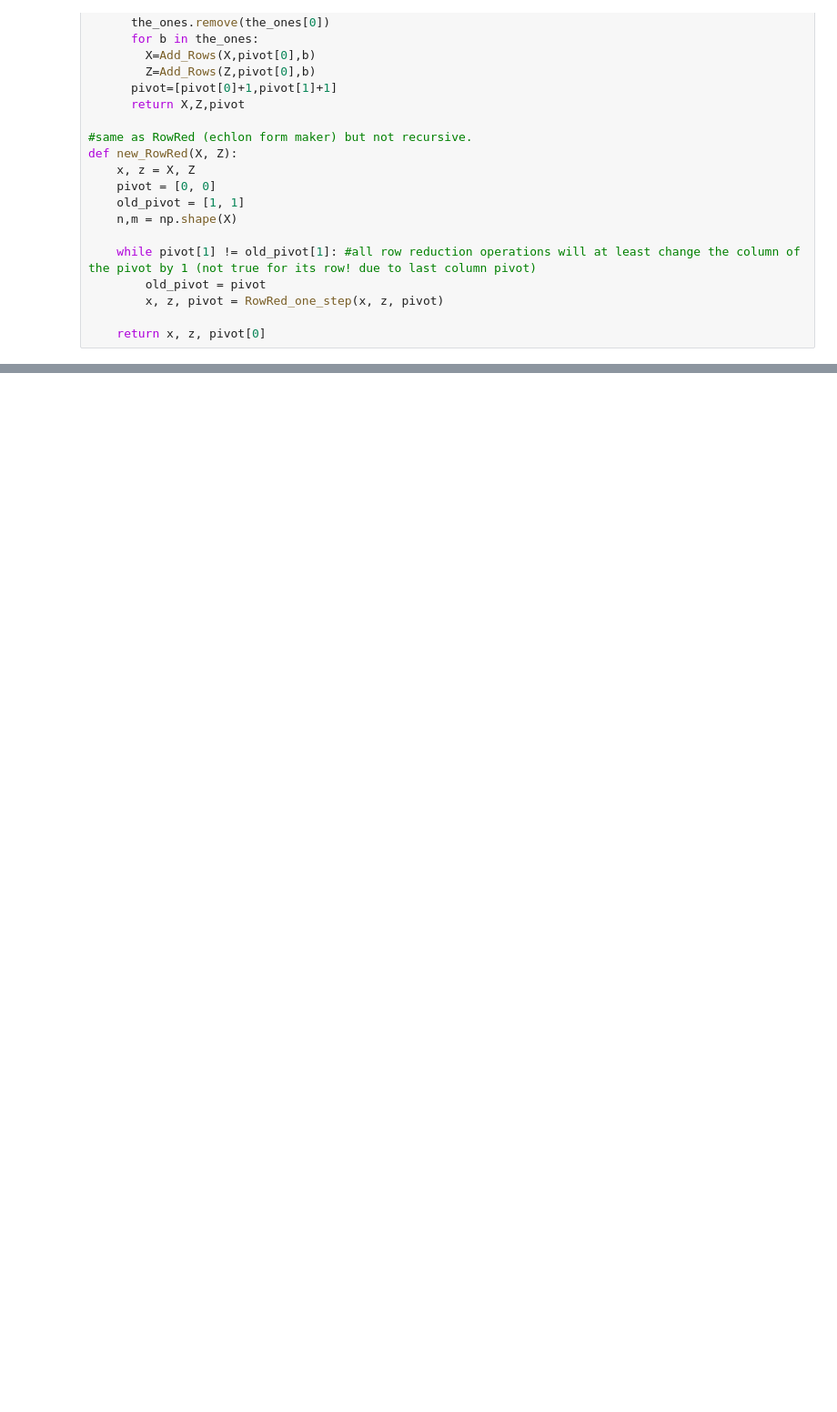
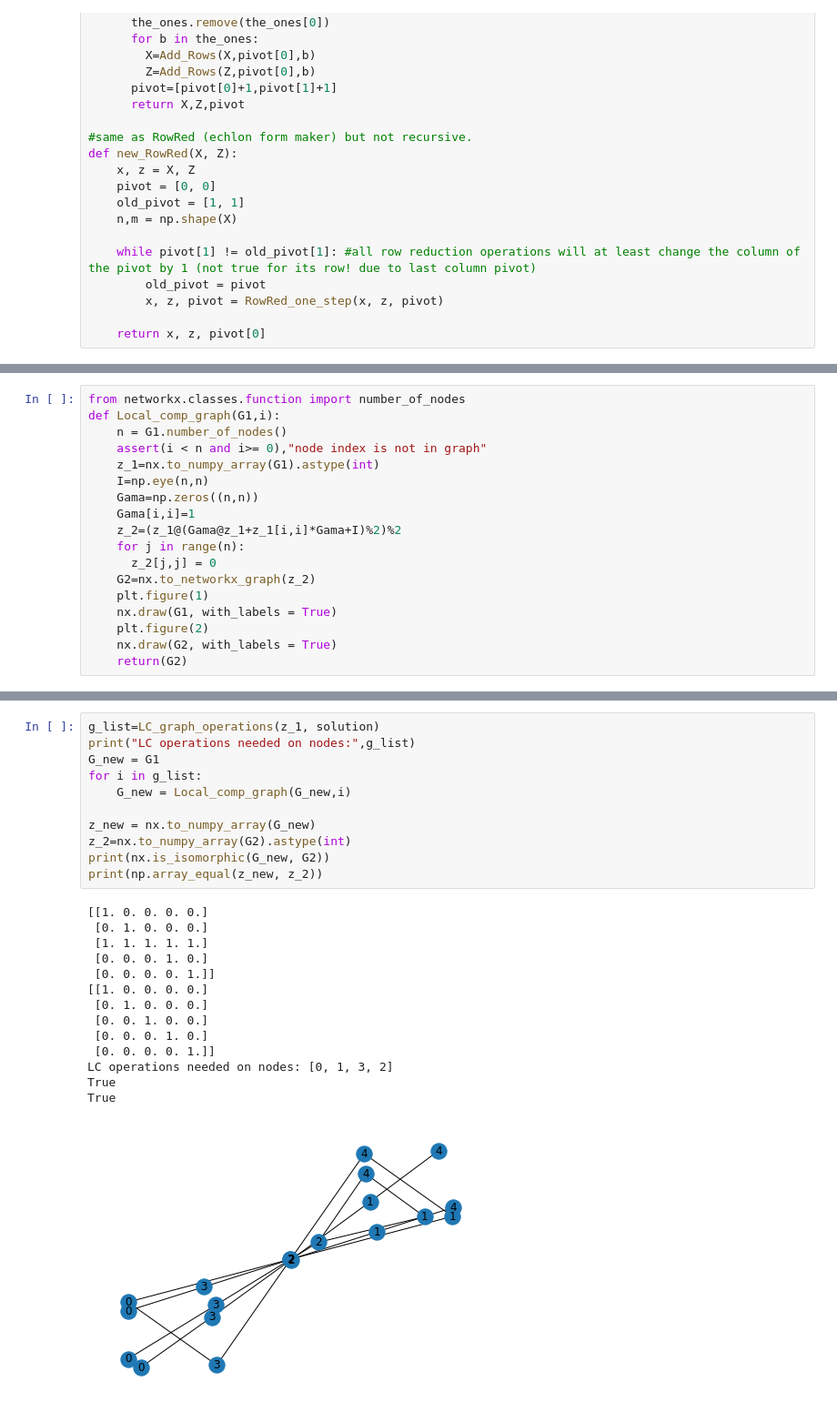
Before and after one commit to Sobhan-Gh/Graph-state-functions, a Jupyter notebook: LC_equivalence.ipynb, the cells around one changed output, grey strips where cells are left out. Shown at 91% size. Drawn from its saved outputs; the diff is of its cells as text; blank space fills up the shorter version.

```diff
--- a/LC_equivalence.ipynb
+++ b/LC_equivalence.ipynb
@@ -451,0 +361,18 @@ False
+# %%
+from networkx.classes.function import number_of_nodes
+def Local_comp_graph(G1,i):
+    n = G1.number_of_nodes()
+    assert(i < n and i>= 0),"node index is not in graph"
+    z_1=nx.to_numpy_array(G1).astype(int)
+    I=np.eye(n,n)
+    Gama=np.zeros((n,n))
+    Gama[i,i]=1
+    z_2=(z_1@(Gama@z_1+z_1[i,i]*Gama+I)%2)%2
+    for j in range(n):
+      z_2[j,j] = 0
+    G2=nx.to_networkx_graph(z_2)
+    plt.figure(1)
+    nx.draw(G1, with_labels = True)
+    plt.figure(2)
+    nx.draw(G2, with_labels = True)
+    return(G2)
@@ -451,0 +547,26 @@ False
+# %%
+g_list=LC_graph_operations(z_1, solution)
+print("LC operations needed on nodes:",g_list)
+G_new = G1
+for i in g_list:
+    G_new = Local_comp_graph(G_new,i)
+
+z_new = nx.to_numpy_array(G_new)
+z_2=nx.to_numpy_array(G2).astype(int)
+print(nx.is_isomorphic(G_new, G2))
+print(np.array_equal(z_new, z_2))
+# %% [output]
+[[1. 0. 0. 0. 0.]
+ [0. 1. 0. 0. 0.]
+ [1. 1. 1. 1. 1.]
+ [0. 0. 0. 1. 0.]
+ [0. 0. 0. 0. 1.]]
+[[1. 0. 0. 0. 0.]
+ [0. 1. 0. 0. 0.]
+ [0. 0. 1. 0. 0.]
+ [0. 0. 0. 1. 0.]
+ [0. 0. 0. 0. 1.]]
+LC operations needed on nodes: [0, 1, 3, 2]
+True
+True
+[figure, added]
```
Also changed, not shown: parts of 21 cells of this notebook.
